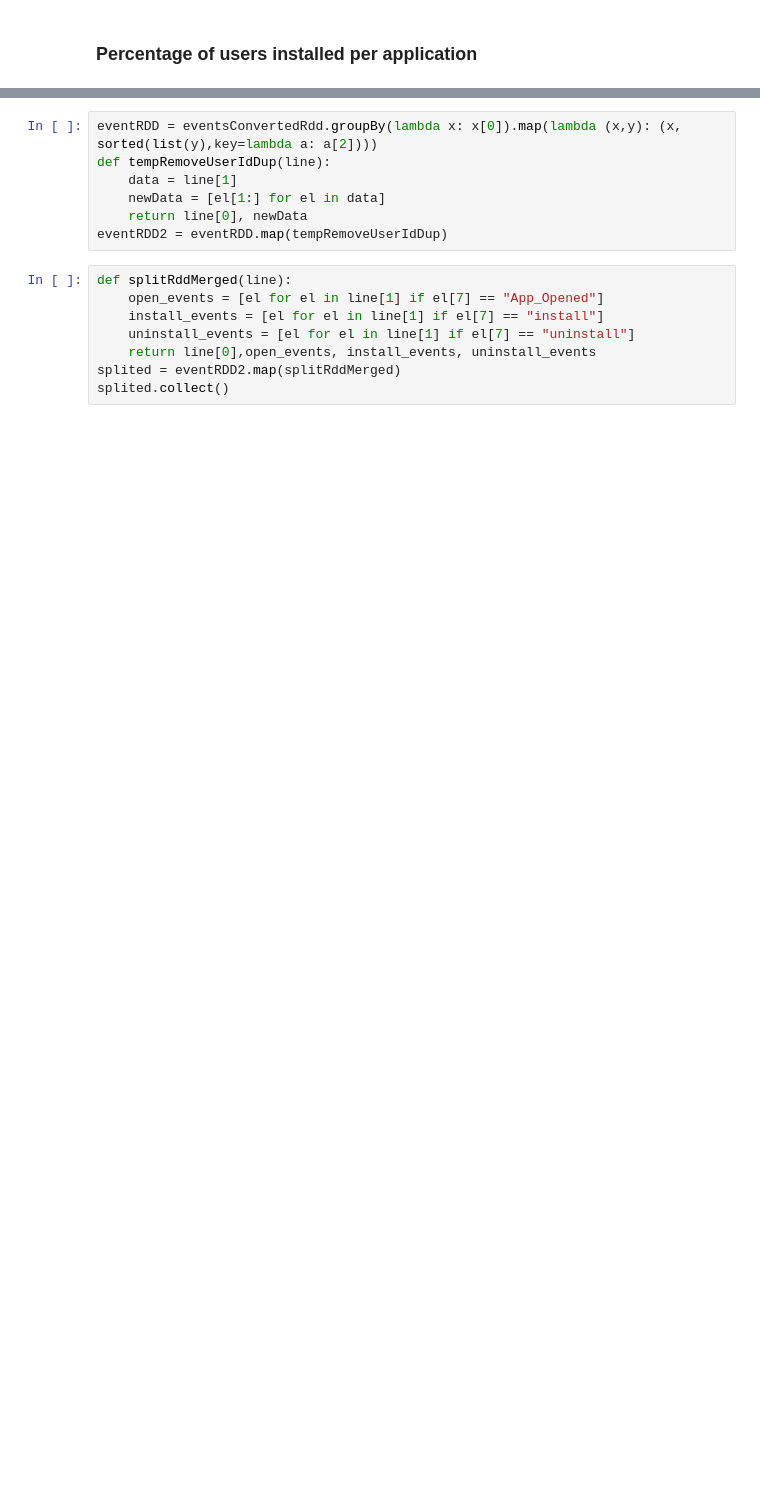
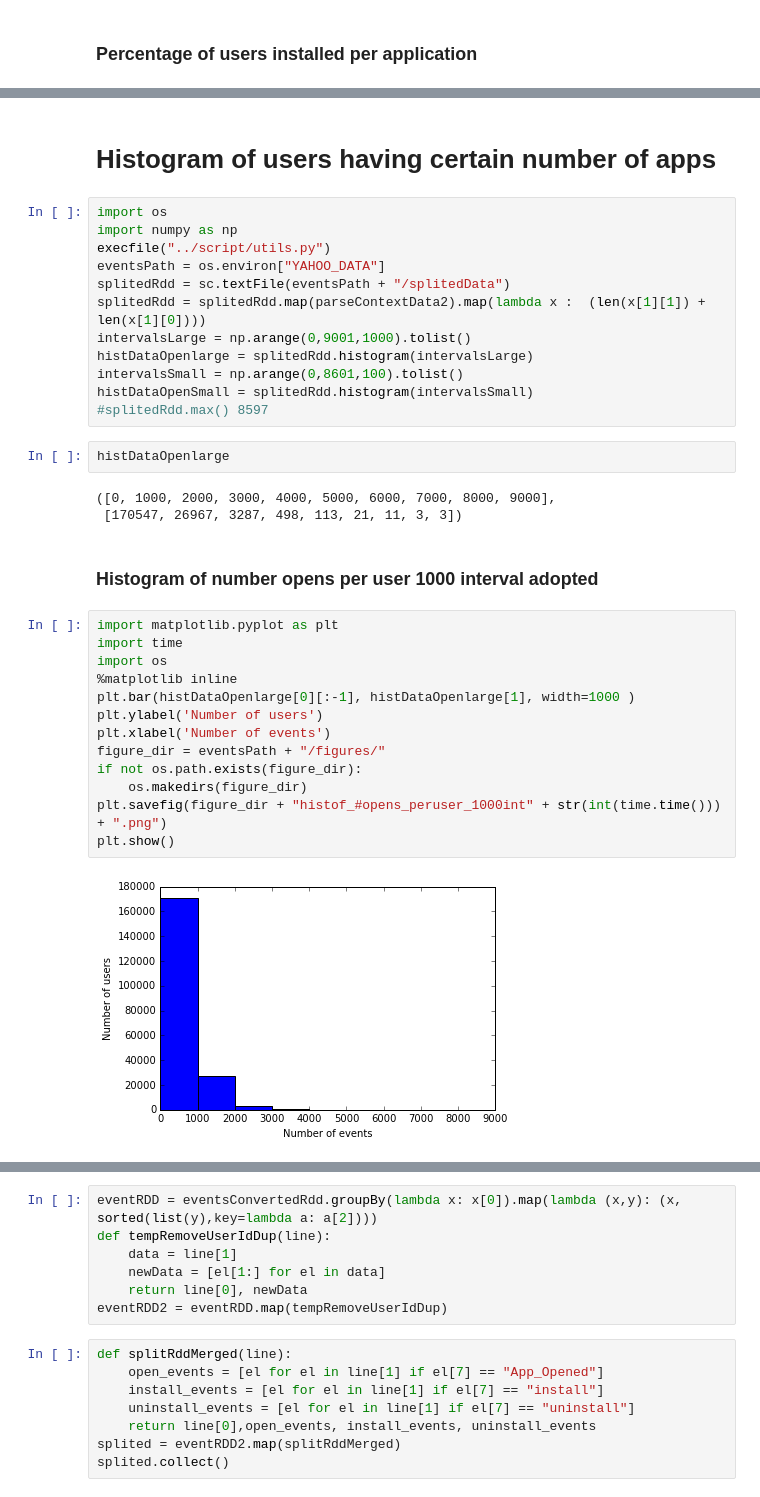
Before and after one commit to rubattino/apprecsys, a Jupyter notebook: notebooks/Dataset Statistics-Merged.ipynb, the cells around one changed output, grey strips where cells are left out. Cells and saved outputs as stored; diff of their text form; blank space fills up the shorter version.

```diff
--- a/notebooks/Dataset Statistics-Merged.ipynb
+++ b/notebooks/Dataset Statistics-Merged.ipynb
@@ -169,0 +186,36 @@ plt.show()
+# %% [markdown]
+# Histogram of users having certain number of apps
+# %%
+import os
+import numpy as np
+execfile("../script/utils.py")
+eventsPath = os.environ["YAHOO_DATA"]
+splitedRdd = sc.textFile(eventsPath + "/splitedData")
+splitedRdd = splitedRdd.map(parseContextData2).map(lambda x :  (len(x[1][1]) + len(x[1][0])))
+intervalsLarge = np.arange(0,9001,1000).tolist()
+histDataOpenlarge = splitedRdd.histogram(intervalsLarge)
+intervalsSmall = np.arange(0,8601,100).tolist()
+histDataOpenSmall = splitedRdd.histogram(intervalsSmall)
+#splitedRdd.max() 8597
+# %%
+histDataOpenlarge
+# %% [output]
+([0, 1000, 2000, 3000, 4000, 5000, 6000, 7000, 8000, 9000],
+ [170547, 26967, 3287, 498, 113, 21, 11, 3, 3])
+# %% [markdown]
+### Histogram of number opens per user 1000 interval adopted
+# %%
+import matplotlib.pyplot as plt
+import time
+import os
+%matplotlib inline
+plt.bar(histDataOpenlarge[0][:-1], histDataOpenlarge[1], width=1000 )
+plt.ylabel('Number of users')
+plt.xlabel('Number of events')
+figure_dir = eventsPath + "/figures/"
+if not os.path.exists(figure_dir):
+    os.makedirs(figure_dir)
+plt.savefig(figure_dir + "histof_#opens_peruser_1000int" + str(int(time.time())) + ".png")
+plt.show()
+# %% [output]
+[figure, added]
```
Also changed, not shown: parts of 15 cells of this notebook.
